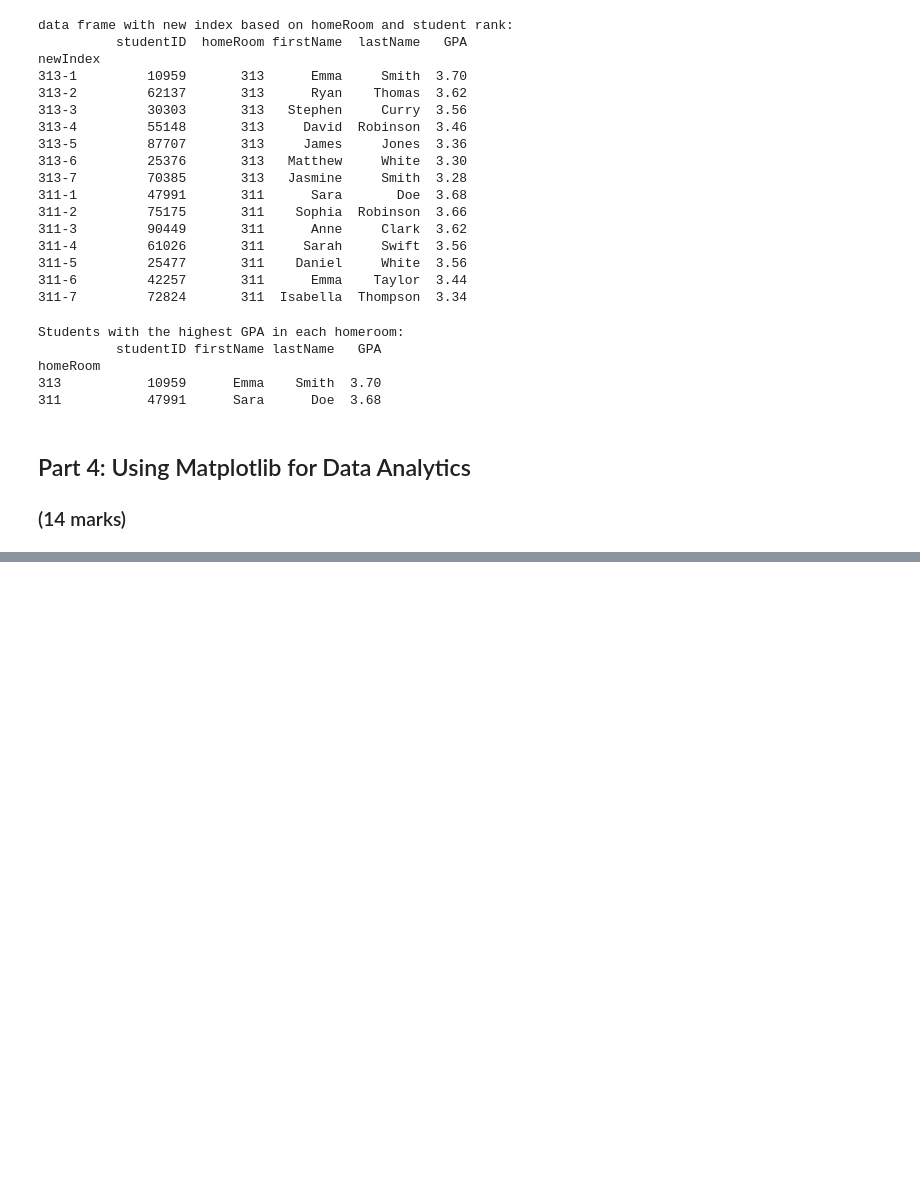
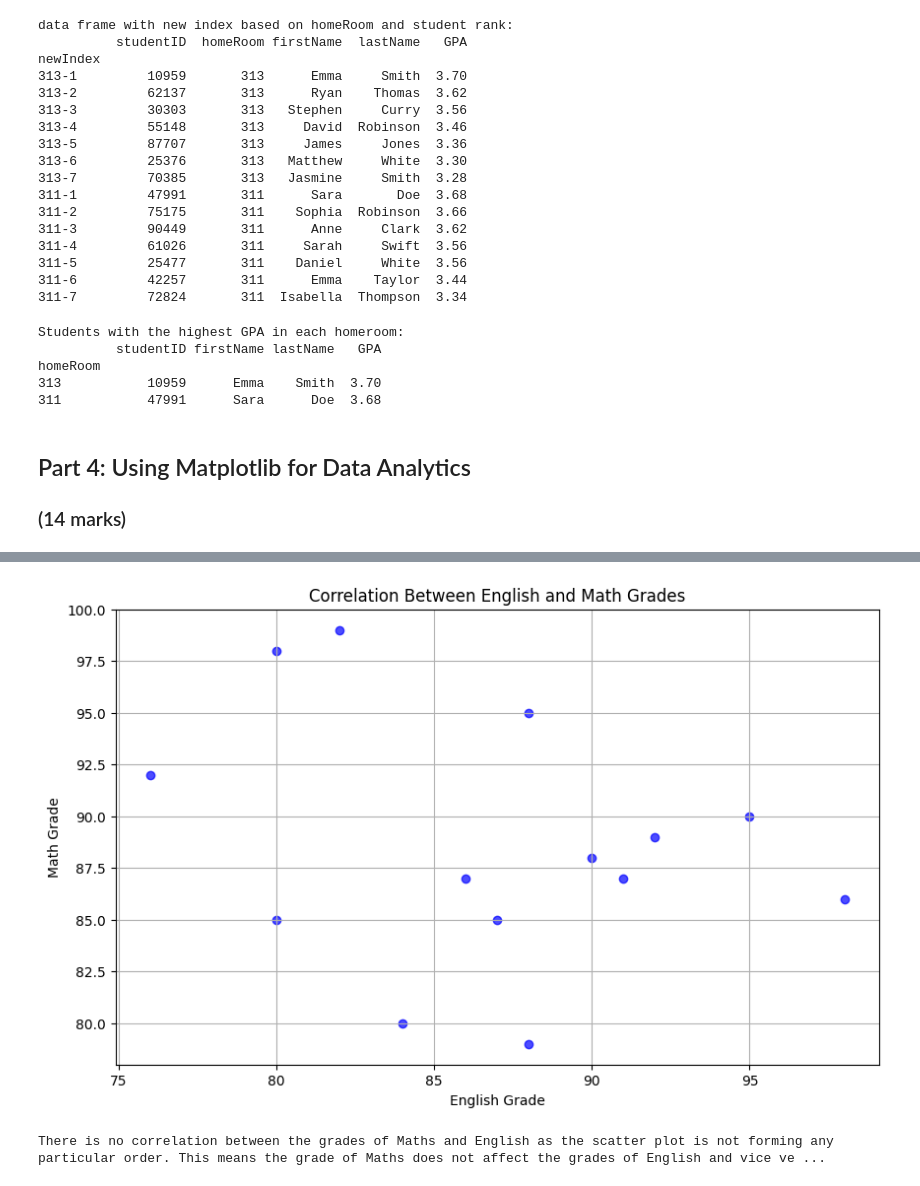
Before and after one commit to SamarthUPathak/engg680_2024_fall, a Jupyter notebook: Lab_Assignment1/StudentGradeManagementSystem.ipynb, the cells around one changed output, grey strips where cells are left out. Drawn from its saved outputs; the diff is of its cells as text; code cells hidden in the pictures; blank space fills up the shorter version.

```diff
--- a/Lab_Assignment1/StudentGradeManagementSystem.ipynb
+++ b/Lab_Assignment1/StudentGradeManagementSystem.ipynb
@@ -611,23 +648,28 @@ plt.show()
 # %%
 # Let's also use matplotlib to display a scatter plot of English vs. Math grades
 # Scatter plots are useful for seeing the relationship between two variables
 plt.figure(figsize=(10, 6))
 
 # Step 1: Use .scatter(x_data, y_data) to create a scatter plot using the English grades on the x-axis, and Math grades on the y-axis
 # (2 mark)
-#
+plt.scatter(df_studentGrades['grade_english'], df_studentGrades['grade_math'], alpha=0.7, color='blue')
 
 # Step 1: Properly label the x and y axes as well as the title of your plot.
 # (3 marks)
-#
+plt.xlabel("English Grade")
+plt.ylabel("Math Grade")
 plt.grid(True)
 
 # Step 2: Output an image file for the scatter plot with a descriptive file name
 # (1 mark)
-#
-
+plt.title("Correlation Between English and Math Grades")
+plt.savefig("scatter_plot.png")
 plt.show()
+# %% [output]
+[figure, added]
 # %%
 # From the scatter plot, is there a relationship between the Math and English grades?
 # (1 mark)
-#
+print("There is no correlation between the grades of Maths and English as the scatter plot is not forming any particular order. This means the grade of Maths does not affect the grades of English and vice versa.")
+# %% [output]
+There is no correlation between the grades of Maths and English as the scatter plot is not forming any particular order. This means the grade of Maths does not affect the grades of English and vice ve ...
```
Also changed, not shown: parts of 3 cells of this notebook.
